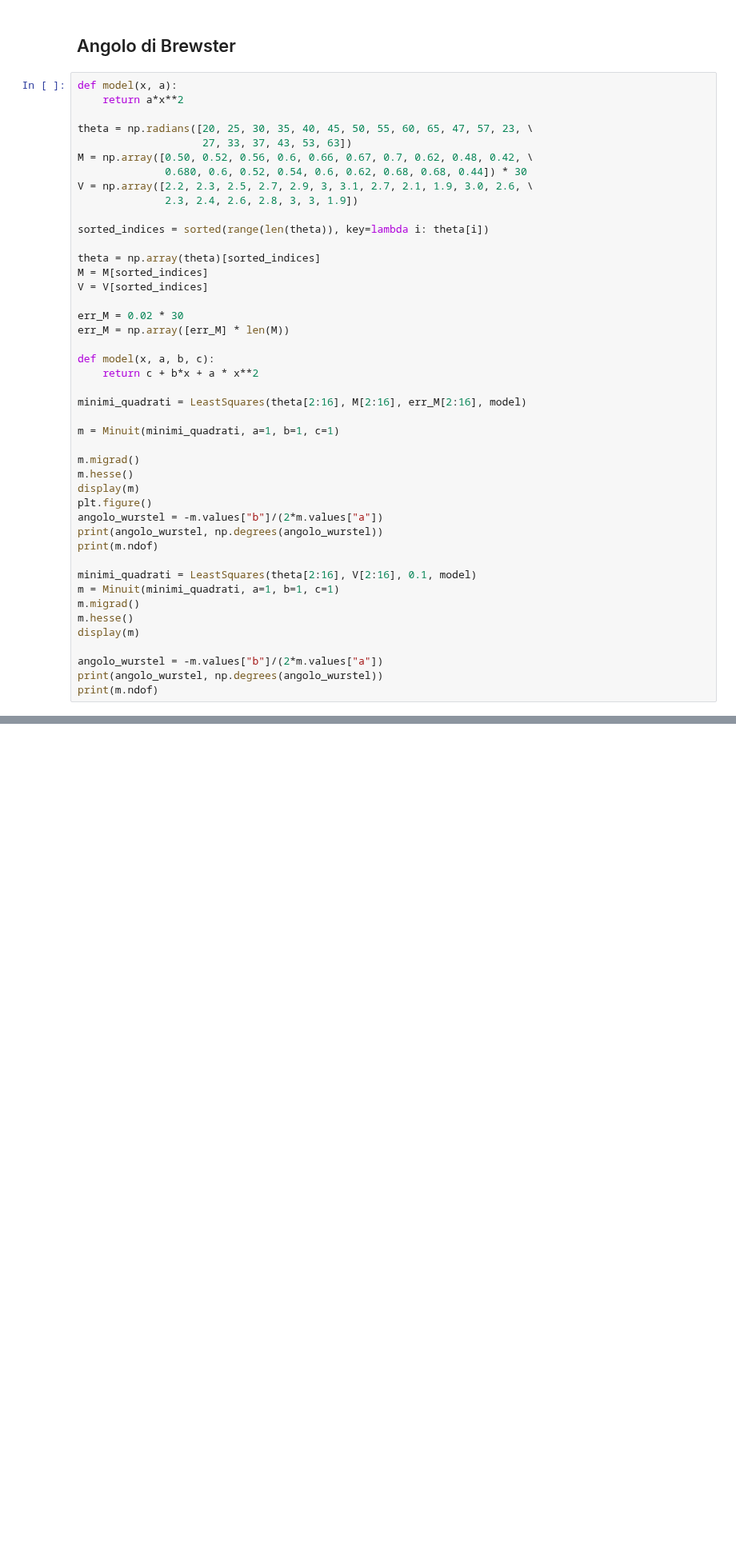
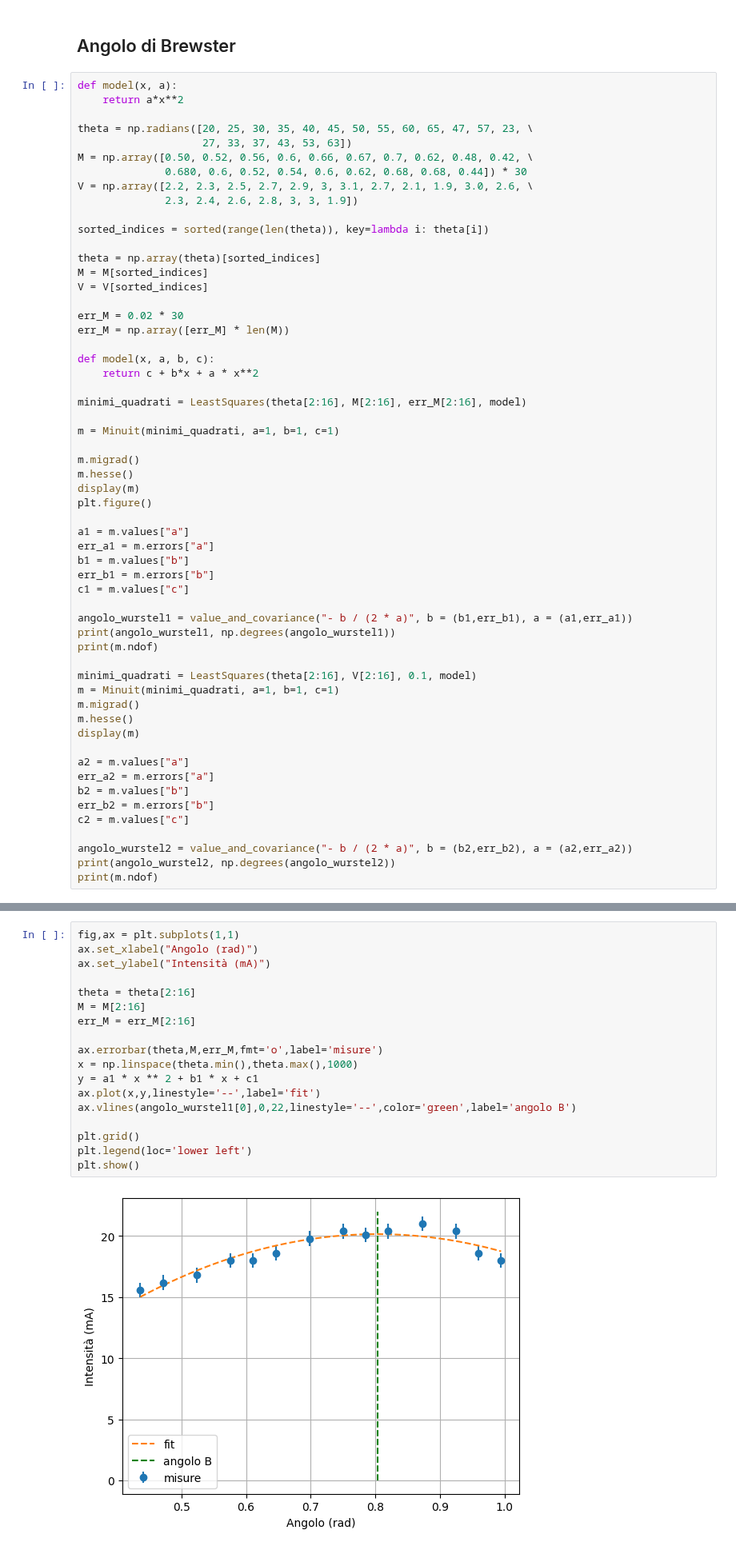
Before and after one commit to ARossiUnimib/Laboratorio-2---Gruppo-21-A.A.-2023-24, a Jupyter notebook: Notebooks/Microonde/Microonde.ipynb, the cells around one changed output, grey strips where cells are left out. Shown at 80% size. Saved outputs shown, nothing was run; the diff lists cells and outputs as text; blank space fills up the shorter version.

```diff
--- a/Notebooks/Microonde/Microonde.ipynb
+++ b/Notebooks/Microonde/Microonde.ipynb
@@ -403,8 +523,15 @@ m.migrad()
 m.hesse()
 display(m)
 plt.figure()
-angolo_wurstel = -m.values["b"]/(2*m.values["a"])
-print(angolo_wurstel, np.degrees(angolo_wurstel))
+
+a1 = m.values["a"]
+err_a1 = m.errors["a"]
+b1 = m.values["b"]
+err_b1 = m.errors["b"]
+c1 = m.values["c"]
+
+angolo_wurstel1 = value_and_covariance("- b / (2 * a)", b = (b1,err_b1), a = (a1,err_a1))
+print(angolo_wurstel1, np.degrees(angolo_wurstel1))
 print(m.ndof)
 
 minimi_quadrati = LeastSquares(theta[2:16], V[2:16], 0.1, model)
@@ -413,8 +540,14 @@ m.migrad()
 m.hesse()
 display(m)
 
-angolo_wurstel = -m.values["b"]/(2*m.values["a"])
-print(angolo_wurstel, np.degrees(angolo_wurstel))
+a2 = m.values["a"]
+err_a2 = m.errors["a"]
+b2 = m.values["b"]
+err_b2 = m.errors["b"]
+c2 = m.values["c"]
+
+angolo_wurstel2 = value_and_covariance("- b / (2 * a)", b = (b2,err_b2), a = (a2,err_a2))
+print(angolo_wurstel2, np.degrees(angolo_wurstel2))
 print(m.ndof)
 # %% [output]
 | Migrad |  |
@@ -451,2 +584,22 @@ print(m.ndof)
 11.0
 <Figure size 640x480 with 0 Axes>
+# %%
+fig,ax = plt.subplots(1,1)
+ax.set_xlabel("Angolo (rad)")
+ax.set_ylabel("Intensità (mA)")
+
+theta = theta[2:16]
+M = M[2:16]
+err_M = err_M[2:16]
+
+ax.errorbar(theta,M,err_M,fmt='o',label='misure')
+x = np.linspace(theta.min(),theta.max(),1000)
+y = a1 * x ** 2 + b1 * x + c1
+ax.plot(x,y,linestyle='--',label='fit')
+ax.vlines(angolo_wurstel1[0],0,22,linestyle='--',color='green',label='angolo B')
+
+plt.grid()
+plt.legend(loc='lower left')
+plt.show()
+# %% [output]
+[figure, added]
```
Also changed, not shown: parts of 14 cells of this notebook.
